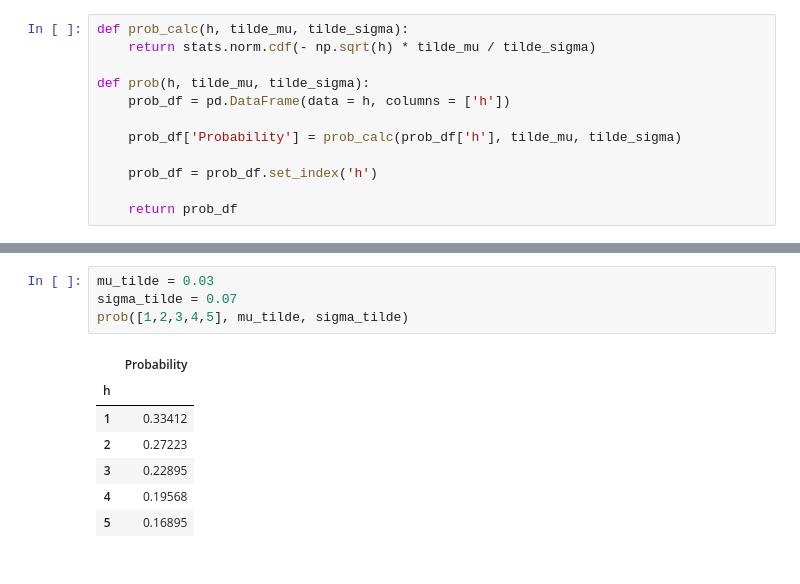
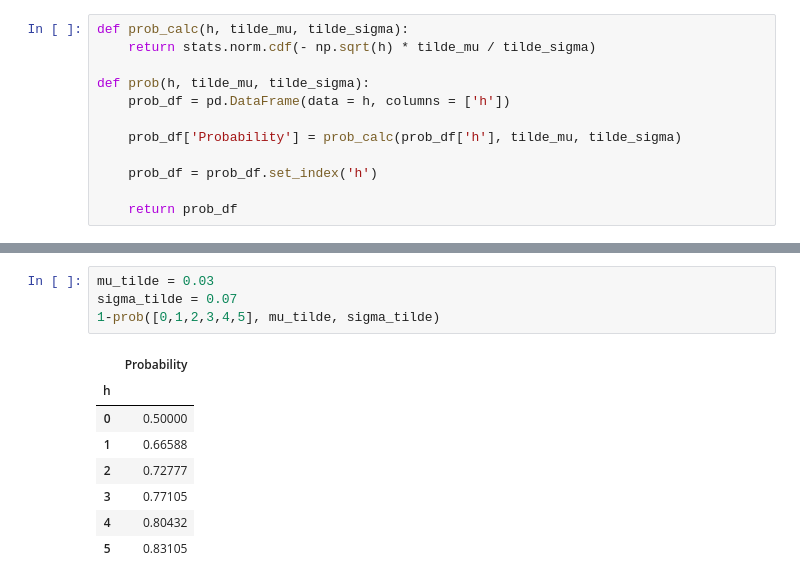
Before and after one commit to alanwake47/finm-36700-portfolio, a Jupyter notebook: midterm2/main_midterm.ipynb, the cells around one changed output, grey strips where cells are left out. Drawn from its saved outputs; the diff is of its cells as text.

```diff
--- a/midterm2/main_midterm.ipynb
+++ b/midterm2/main_midterm.ipynb
@@ -395,12 +440,13 @@ sns.heatmap(corr, annot=True, cmap='coolwarm')
 # %%
 mu_tilde = 0.03
 sigma_tilde = 0.07
-prob([1,2,3,4,5], mu_tilde, sigma_tilde)
+1-prob([0,1,2,3,4,5], mu_tilde, sigma_tilde)
 # %% [output]
 |  | Probability |
 | h |  |
-| 1 | 0.33412 |
-| 2 | 0.27223 |
-| 3 | 0.22895 |
-| 4 | 0.19568 |
-| 5 | 0.16895 |
+| 0 | 0.50000 |
+| 1 | 0.66588 |
+| 2 | 0.72777 |
+| 3 | 0.77105 |
+| 4 | 0.80432 |
+| 5 | 0.83105 |
```
Also changed, not shown: parts of 8 cells of this notebook, 1 other file.
